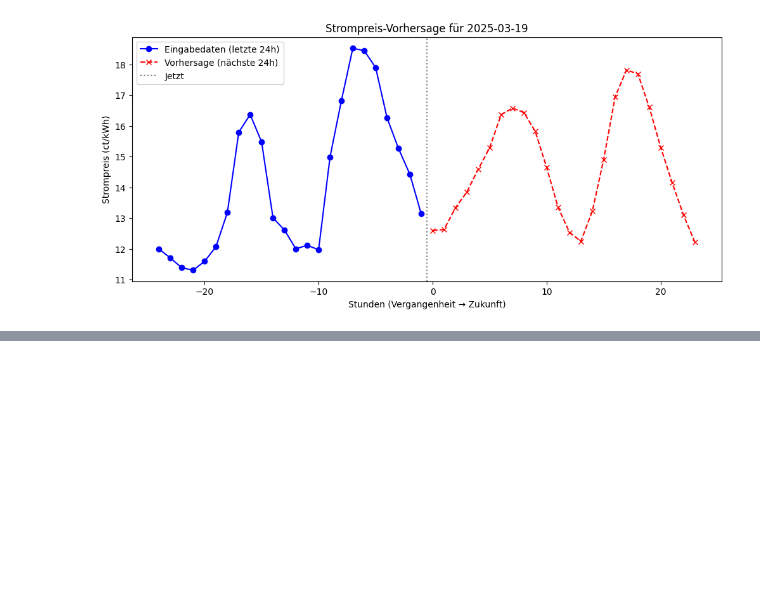
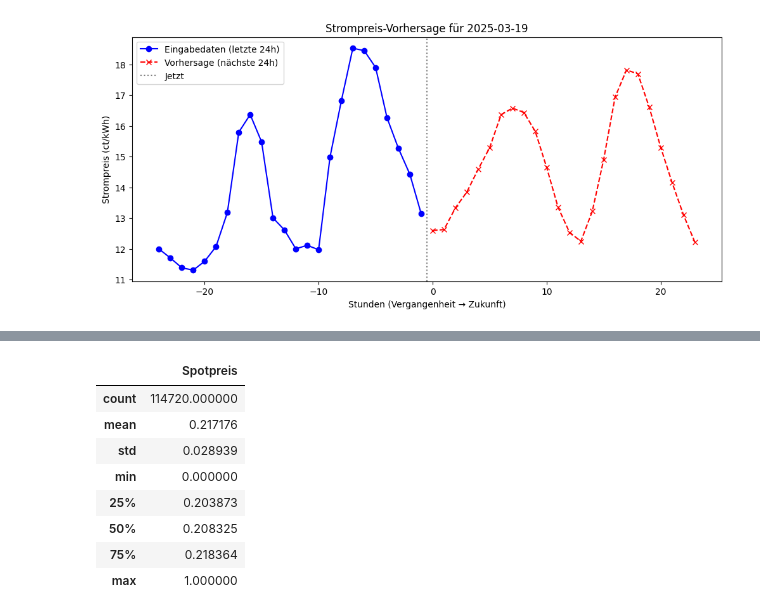
Before and after one commit to DarBr/BI-Steel-Project, a Jupyter notebook: machine_learning/model.ipynb, the cells around one changed output, grey strips where cells are left out. Cells and saved outputs as stored; diff of their text form; code cells hidden in the pictures; blank space fills up the shorter version.

```diff
--- a/machine_learning/model.ipynb
+++ b/machine_learning/model.ipynb
@@ -152,0 +249,12 @@ plt.show()
+# %%
+df.describe()
+# %% [output]
+|  | Spotpreis |
+| count | 114720.000000 |
+| mean | 0.217176 |
+| std | 0.028939 |
+| min | 0.000000 |
+| 25% | 0.203873 |
+| 50% | 0.208325 |
+| 75% | 0.218364 |
+| max | 1.000000 |
```
Also changed, not shown: parts of 8 cells of this notebook.
